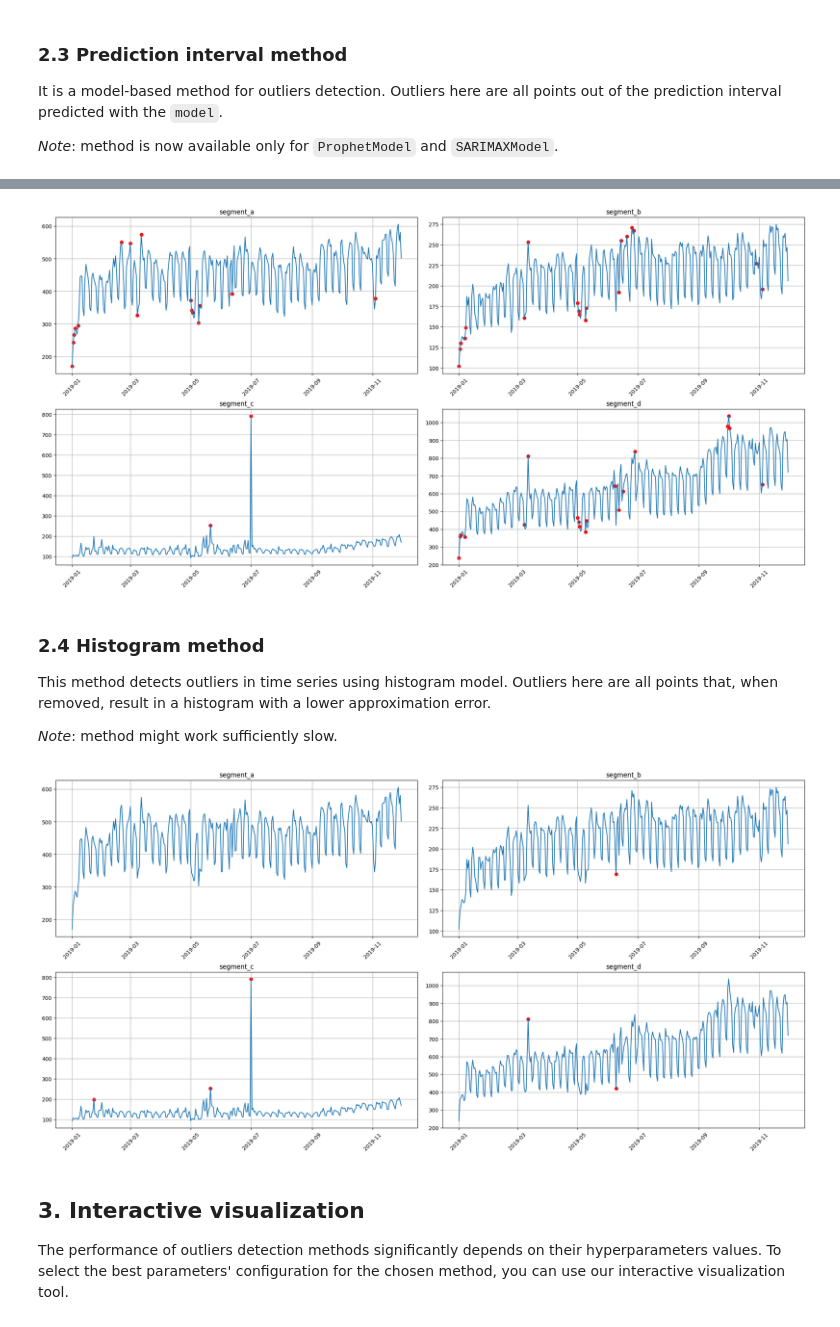
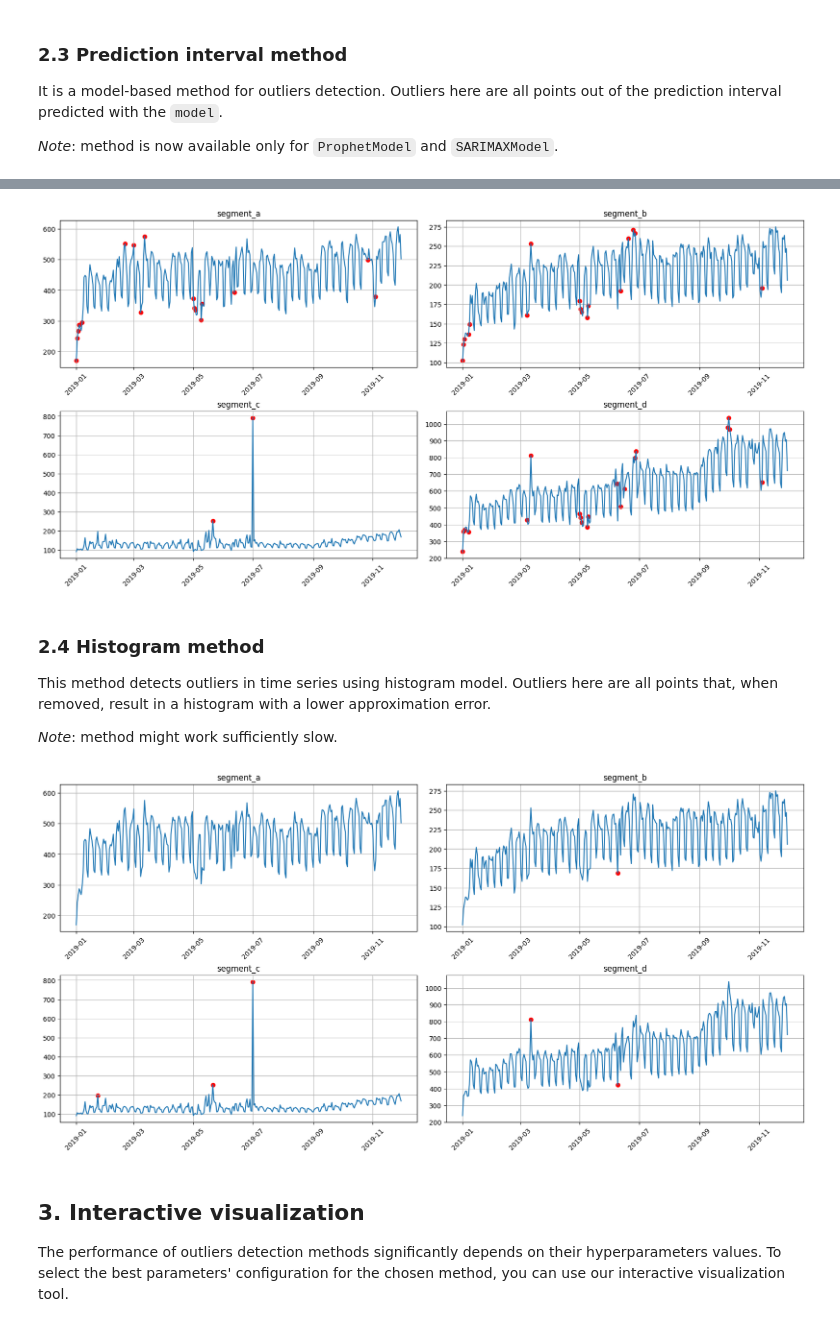
Before and after one commit to MinyaevAndrey/etna, a Jupyter notebook: examples/204-outliers.ipynb, the cells around one changed output, grey strips where cells are left out. Drawn from its saved outputs; the diff is of its cells as text; code cells hidden in the pictures.

```diff
--- a/examples/204-outliers.ipynb
+++ b/examples/204-outliers.ipynb
@@ -39,7 +48,8 @@ from etna.pipeline import Pipeline
 # %% [markdown]
 Let's load and look at the dataset
 # %%
-df = pd.read_csv("data/example_dataset.csv")
+!wget https://raw.githubusercontent.com/tinkoff-ai/etna/refs/heads/master/examples/data/example_dataset.csv
+df = pd.read_csv("/content/example_dataset.csv")
 ts = TSDataset(df, freq="D")
 ts.head(5)
 # %% [output]
@@ -92,6 +117,10 @@ It is a model-based method for outliers detection. Outliers here are all points
 
 *Note*: method is now available only for `ProphetModel` and `SARIMAXModel`.
 # %%
-anomaly_dict = get_anomalies_prediction_interval(ts, model=ProphetModel, interval_width=0.95)
-plot_anomalies(ts, anomaly_dict)
+anomaly_dict = get_anomalies_prediction_interval(
+    ts,
+    model=ProphetModel,
+    interval_width=0.95
+)
+plot_anomalies(ts, anomaly_dict, figsize=(8,4))
 # %% [output]
@@ -106,4 +135,4 @@ plot_anomalies(ts, anomaly_dict)
-[figure, old version]
+[figure, new version]
 # %% [markdown]
 ### 2.4 Histogram method<a class="anchor" id="section_2_4"></a>
 This method detects outliers in time series using histogram model. Outliers here are all points that, when removed, result in a histogram with a lower approximation error.
@@ -111,9 +140,9 @@ This method detects outliers in time series using histogram model. Outliers here
 *Note*: method might work sufficiently slow.
 # %%
 anomaly_dict = get_anomalies_hist(ts, bins_number=10)
-plot_anomalies(ts, anomaly_dict)
+plot_anomalies(ts, anomaly_dict, figsize=(8,4))
 # %% [output]
-[figure, old version]
+[figure, new version]
 # %% [markdown]
 ## 3. Interactive visualization<a class="anchor" id="chapter3"></a>
 The performance of outliers detection methods significantly depends on their hyperparameters values. To select the best parameters' configuration for the chosen method, you can use our interactive visualization tool.
```
Also changed, not shown: parts of 11 cells of this notebook.
